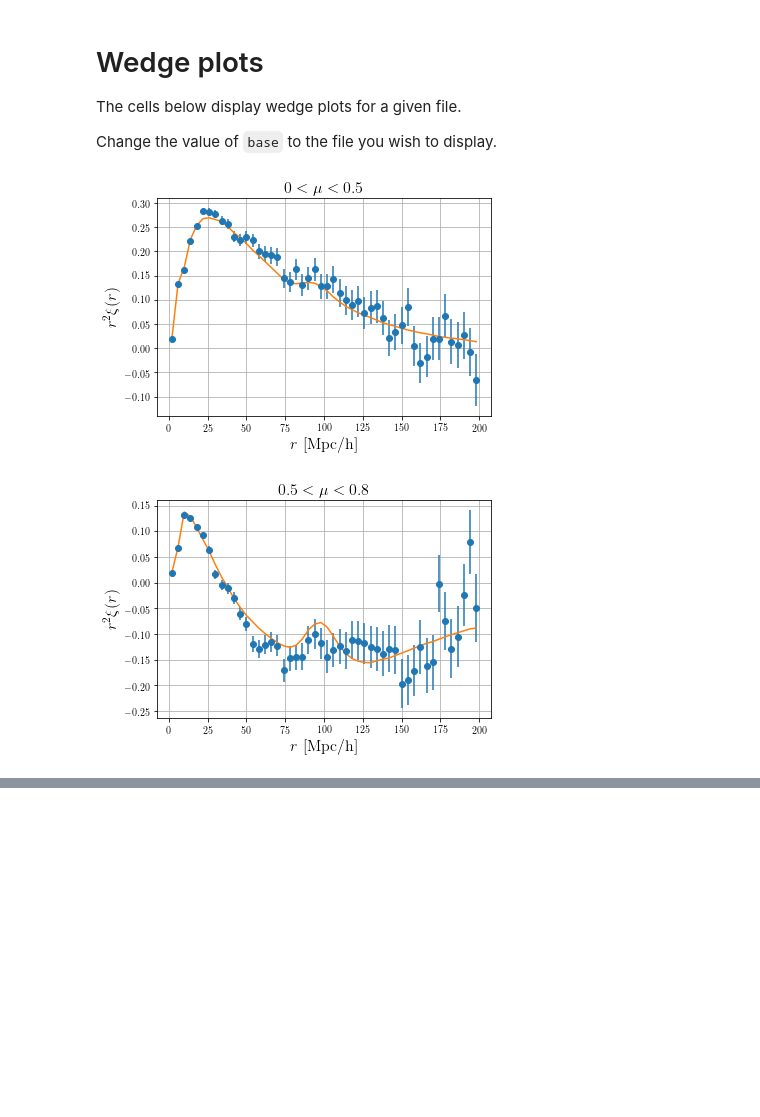
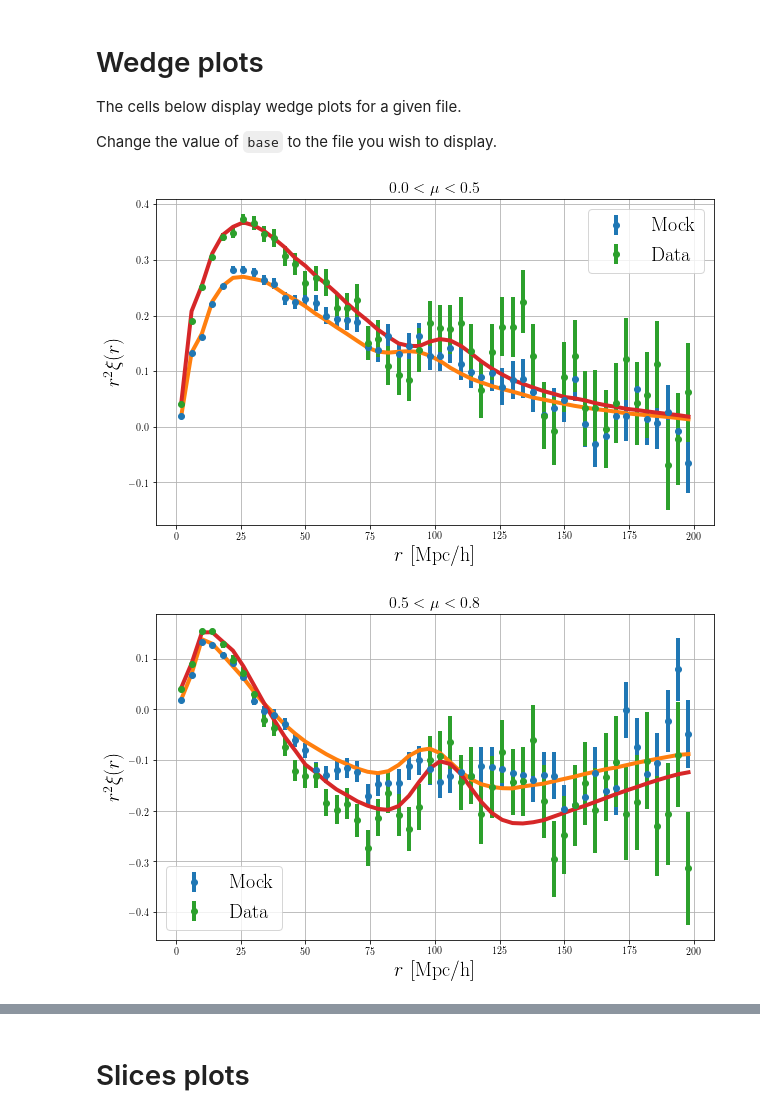
Before and after one commit to igmhub/picca, a Jupyter notebook: tutorials/QA_plots.ipynb, the cells around one changed output, grey strips where cells are left out. Drawn from its saved outputs; the diff is of its cells as text; code cells hidden in the pictures; blank space fills up the shorter version.

Commit message:
Merge different pupyter notebook for mocks

```diff
--- a/tutorials/QA_plots.ipynb
+++ b/tutorials/QA_plots.ipynb
@@ -42,0 +523,3 @@ os.chdir("/project/projectdirs/desi/mocks/lya_forest/picca/london/v4.0/quick-0.0
+# %%
+### List of all the delta attributes functions to plot
+all_delta_attributes = {'Mock':mock['delta_attributes'], 'Data':data['delta_attributes']}
@@ -42,0 +636,3 @@ os.chdir("/project/projectdirs/desi/mocks/lya_forest/picca/london/v4.0/quick-0.0
+# %%
+### List of all the correlation to plot
+all_cf1d = {'Mock':mock['cf1d'], 'Data':data['cf1d']}
@@ -112,28 +807,35 @@ chi2/(ndata-npar)     1601.0/(1590-6)     1968.7/(1590-6)     1589.1/(1590-6)
 The cells below display wedge plots for a given file.
 
 Change the value of `base` to the file you wish to display.
-# %%
-base = "cf_z_2.65_3.05-exp"
-h = fitsio.FITS(base+".fits")
-ff = h5py.File(base+".h5")
-fit = ff[base+'/fit'][...]
-da = h[1]["DA"][:]
-co = h[1]["CO"][:]
+# %%
+base = 'cf_z_2.65_3.05-exp'
+toPlot = {}
+toPlot['Mock'] = { 'CORR':mock['raw_path']+'/'+base+'.fits', 'FIT':mock['raw_path']+'/'+base+'.h5', 'NAME':base }
+toPlot['Data'] = { 'CORR':data['cf'], 'FIT':data['fit_cf'], 'NAME': 'LYA(LYA)xLYA(LYA)'}
 # %%
-mus=[0,0.5,0.8,0.95,1]
-rpmin = h[1].read_header()["RPMIN"]
-np = h[1].read_header()["NP"]
+mus=[0., 0.5, 0.8, 0.95, 1.]
 for mumin,mumax in zip(mus[:-1],mus[1:]):
-    b=wedgize.wedge(mumin=mumin,mumax=mumax,rpmin=rpmin,nrp=np,absoluteMu=True)
-    r,d,c = b.wedge(da,co)
-    r,f,_ = b.wedge(fit,co)
-    pp.figure()
-    pp.grid()
-    pp.title(r"${}<\mu<{}$".format(mumin,mumax),fontsize=16)
-    pp.ylabel(r"$r^2\xi(r)$",fontsize=16)
-    pp.xlabel(r"$r~[\mathrm{Mpc/h}]$",fontsize=16)
-    pp.errorbar(r,d*r**2,yerr=sp.sqrt(c.diagonal())*r**2,fmt="o")
-    pp.plot(r,f*r**2)
+    for name,paths in toPlot.items():
+        h = fitsio.FITS(paths['CORR'])
+        ff = h5py.File(paths['FIT'],'r')
+        fit = ff[paths['NAME']+'/fit'][...]
+        da = h[1]['DA'][:]
+        co = h[1]['CO'][:]
+        rpmin = h[1].read_header()['RPMIN']
+        np = h[1].read_header()['NP']
+        h.close()
+        ff.close()
+        b = wedgize.wedge(mumin=mumin,mumax=mumax,rpmin=rpmin,nrp=np,absoluteMu=True)
+        r,d,c = b.wedge(da,co)
+        r,f,_ = b.wedge(fit,co)
+        plt.errorbar(r,d*r**2,yerr=sp.sqrt(c.diagonal())*r**2,fmt="o",label=r'$\mathrm{'+name+'}$')
+        plt.plot(r,f*r**2)
+    plt.ylabel(r"$r^2\xi(r)$")
+    plt.xlabel(r"$r~[\mathrm{Mpc/h}]$")
+    plt.title(r"${}<\mu<{}$".format(mumin,mumax),fontsize=16)
+    plt.legend()
+    plt.grid()
+    plt.show()
 # %% [output]
-[figure, old version]
+[figure, new version]
-[figure, old version]
+[figure, new version]
@@ -141,0 +844,2 @@ for mumin,mumax in zip(mus[:-1],mus[1:]):
+# %% [markdown]
+# Slices plots
```
Also changed, not shown: parts of 73 cells of this notebook.
